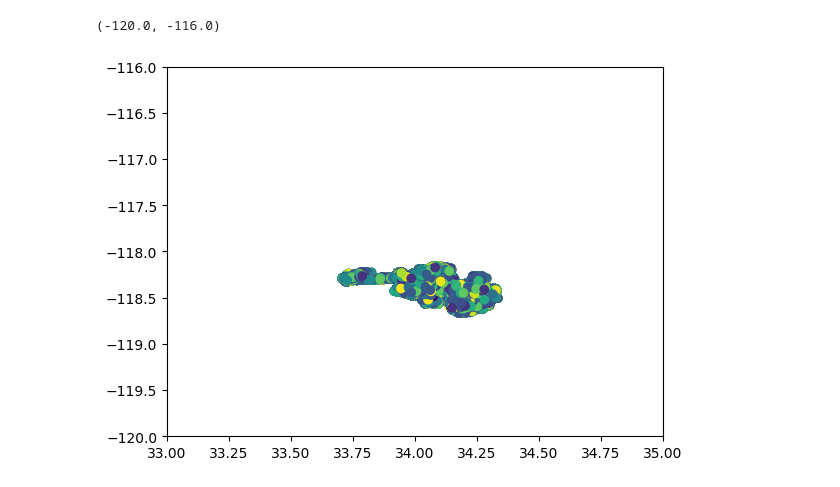
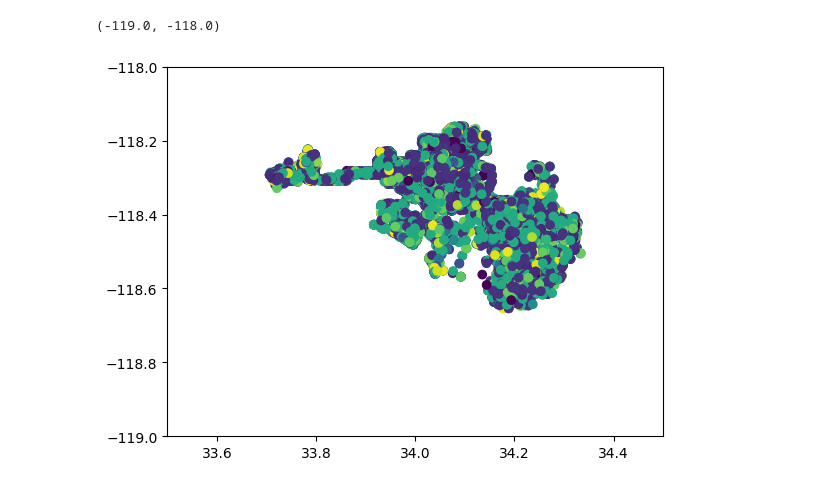
Before and after one commit to zaccmeyer/2020Crime, a Jupyter notebook: Crime_La.ipynb, the cells around one changed output. Drawn from its saved outputs; the diff is of its cells as text; code cells hidden in the pictures.

```diff
--- a/Crime_La.ipynb
+++ b/Crime_La.ipynb
@@ -22,0 +15,13 @@ my_data
+# %%
+my_data = pd.read_csv('Crime_Data_from_2020_to_Present.csv')
+all_c = list(my_data.columns)
+final = []
+print(len(all_c))
+for i in all_c:
+    if 'Crm' not in i:
+        final.append(i)
+final.append('Crm Cd 1')
+print(len(final))
+
+my_data.dropna(inplace=True,subset=final)
+print(len(my_data))
@@ -23,8 +52,8 @@ my_data
 # %%
 location = my_data[['Crm Cd','LAT','LON']]
 plt.scatter(location['LAT'],location['LON'],c=location['Crm Cd'])
-plt.xlim((33,35))
-plt.ylim((-120,-116))
+plt.xlim((33.5,34.5))
+plt.ylim((-119,-118))
 # %% [output]
-(-120.0, -116.0)
+(-119.0, -118.0)
-[figure, old version]
+[figure, new version]
```
Also changed, not shown: parts of 5 cells of this notebook.
